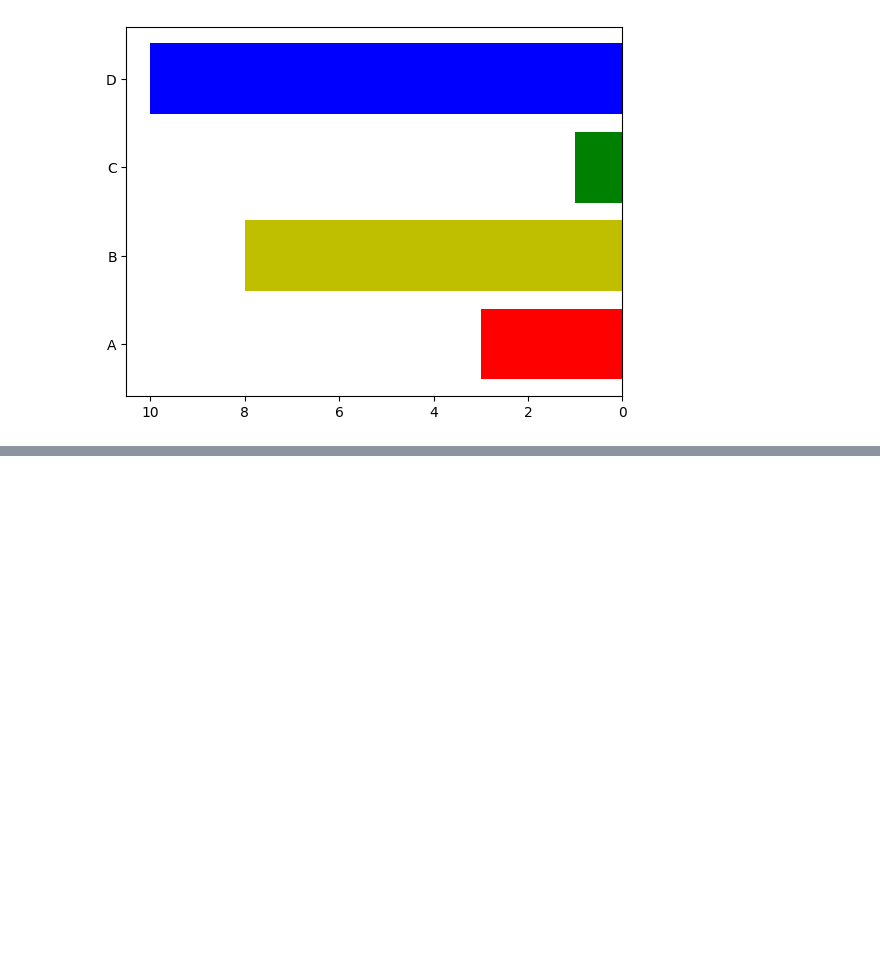
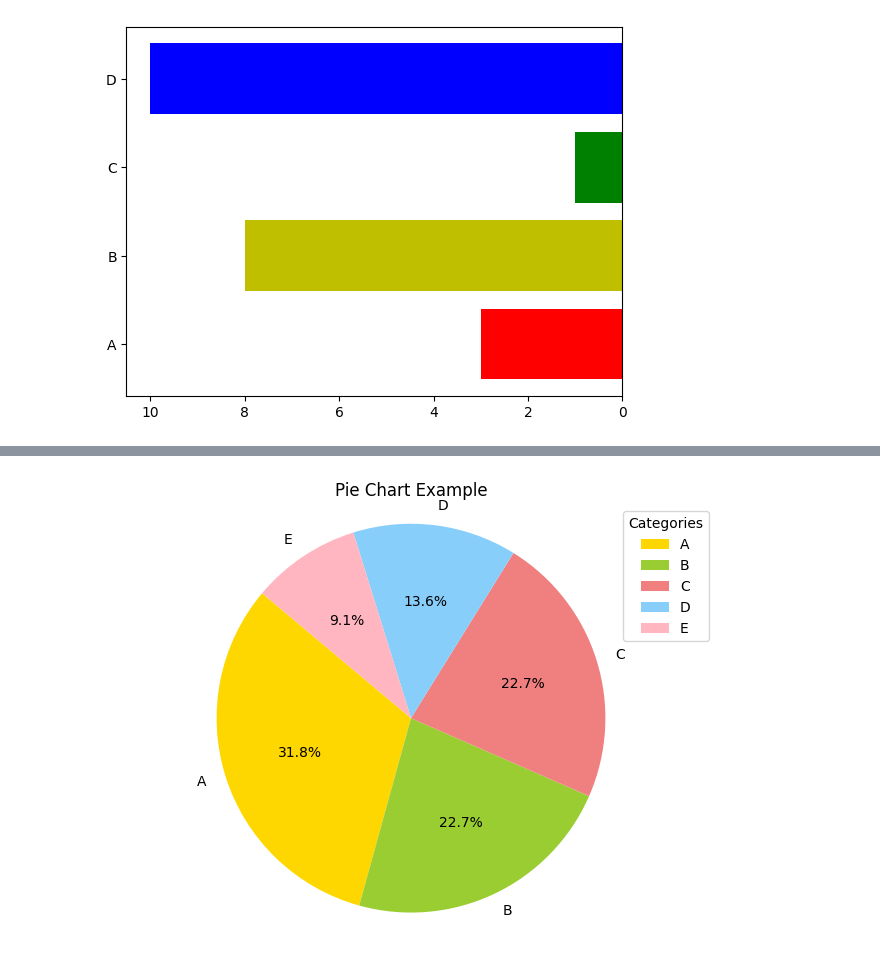
Before and after one commit to AbilashSP10/Python_Learning, a Jupyter notebook: MathPlotLib/Mathplotlib.ipynb, the cells around one changed output, grey strips where cells are left out. Cells and saved outputs as stored; diff of their text form; code cells hidden in the pictures; blank space fills up the shorter version.

```diff
--- a/MathPlotLib/Mathplotlib.ipynb
+++ b/MathPlotLib/Mathplotlib.ipynb
@@ -428,0 +512,14 @@ plt.show()
+# %%
+y = np.array([35,25,25,15,10])
+color=['gold', 'yellowgreen', 'lightcoral', 'lightskyblue', 'lightpink']
+
+plt.pie(y, labels=['A', 'B', 'C', 'D', 'E'], autopct='%1.1f%%', startangle=140, colors=color)
+plt.axis('equal') #Equal aspect ratio ensures that pie is drawn as a circle
+
+plt.title("Pie Chart Example")
+plt.axis("equal")
+plt.legend(title="Categories", loc="upper right")
+plt.tight_layout() # Adjust layout to prevent clipping of pie chart
+plt.show()
+# %% [output]
+[figure, added]
```
Also changed, not shown: parts of 9 cells of this notebook.
